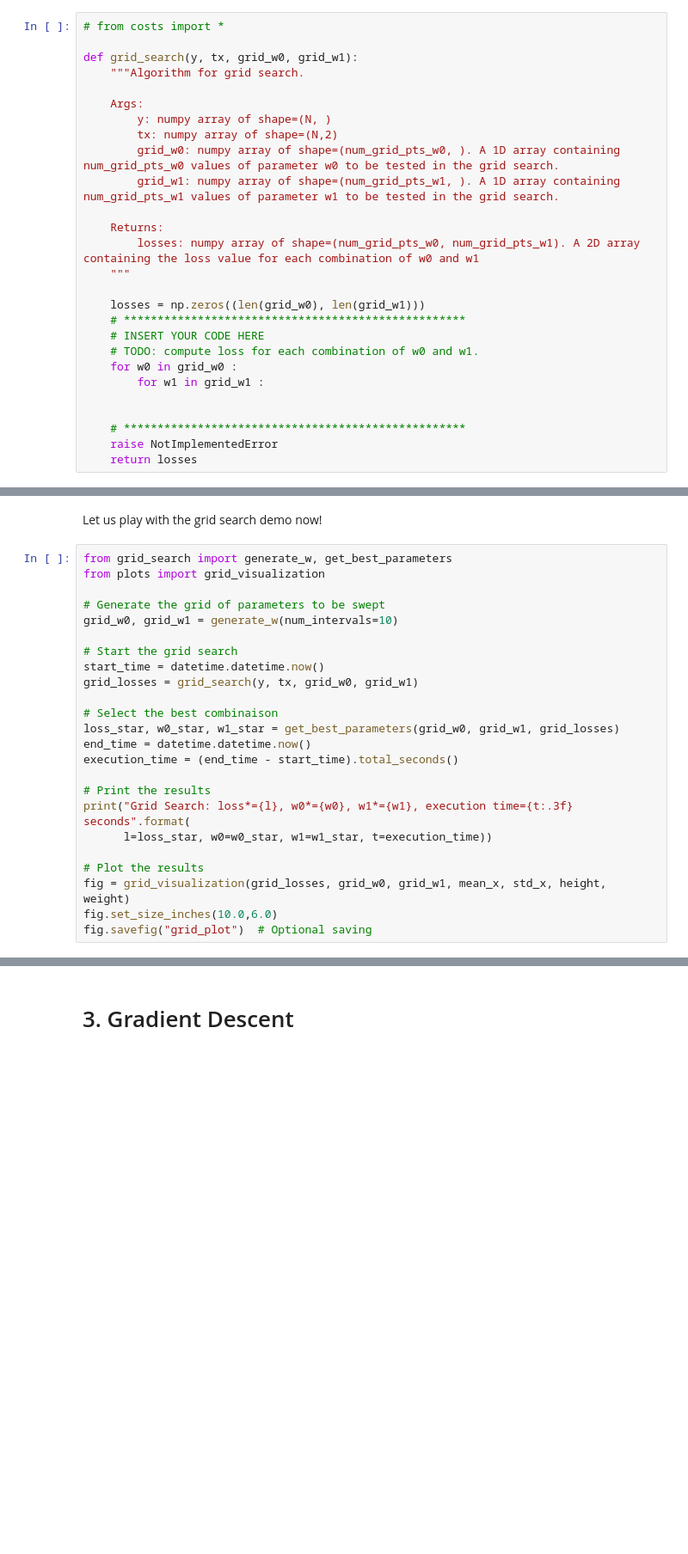
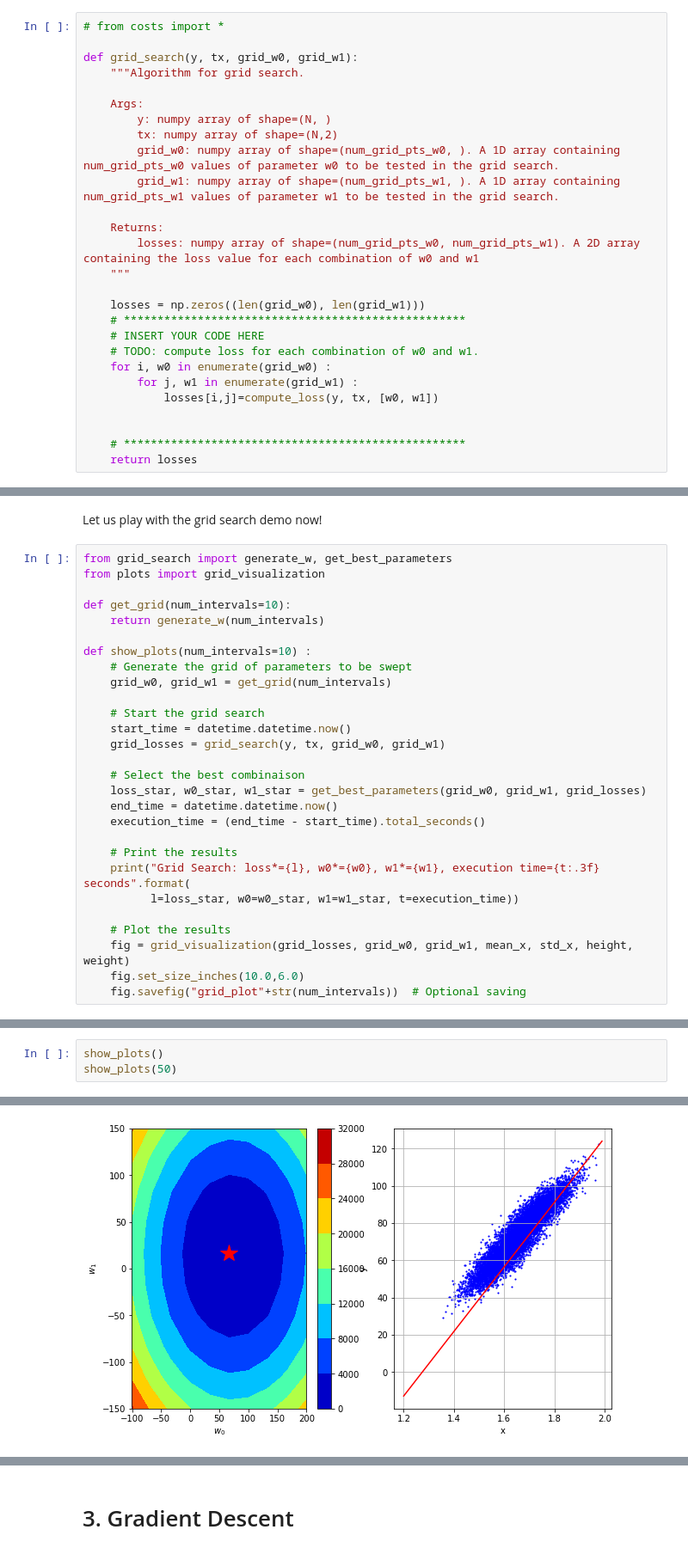
Before and after one commit to Mathiponds/ML_course, a Jupyter notebook: labs/ex02/template/ex02.ipynb, the cells around one changed output, grey strips where cells are left out. Shown at 86% size. Cells and saved outputs as stored; diff of their text form; blank space fills up the shorter version.

```diff
--- a/labs/ex02/template/ex02.ipynb
+++ b/labs/ex02/template/ex02.ipynb
@@ -71,10 +73,10 @@ def grid_search(y, tx, grid_w0, grid_w1):
     # ***************************************************
     # INSERT YOUR CODE HERE
     # TODO: compute loss for each combination of w0 and w1.
-    for w0 in grid_w0 :
-        for w1 in grid_w1 :
+    for i, w0 in enumerate(grid_w0) :
+        for j, w1 in enumerate(grid_w1) :
+            losses[i,j]=compute_loss(y, tx, [w0, w1])
 
 
     # ***************************************************
-    raise NotImplementedError
     return losses
@@ -96,23 +86,27 @@ Let us play with the grid search demo now!
 from grid_search import generate_w, get_best_parameters
 from plots import grid_visualization
 
-# Generate the grid of parameters to be swept
-grid_w0, grid_w1 = generate_w(num_intervals=10)
+def get_grid(num_intervals=10):
+    return generate_w(num_intervals)
 
-# Start the grid search
-start_time = datetime.datetime.now()
-grid_losses = grid_search(y, tx, grid_w0, grid_w1)
+def show_plots(num_intervals=10) :
+    # Generate the grid of parameters to be swept
+    grid_w0, grid_w1 = get_grid(num_intervals)
 
-# Select the best combinaison
-loss_star, w0_star, w1_star = get_best_parameters(grid_w0, grid_w1, grid_losses)
-end_time = datetime.datetime.now()
-execution_time = (end_time - start_time).total_seconds()
+    # Start the grid search
+    start_time = datetime.datetime.now()
+    grid_losses = grid_search(y, tx, grid_w0, grid_w1)
 
-# Print the results
-print("Grid Search: loss*={l}, w0*={w0}, w1*={w1}, execution time={t:.3f} seconds".format(
-      l=loss_star, w0=w0_star, w1=w1_star, t=execution_time))
+    # Select the best combinaison
+    loss_star, w0_star, w1_star = get_best_parameters(grid_w0, grid_w1, grid_losses)
+    end_time = datetime.datetime.now()
+    execution_time = (end_time - start_time).total_seconds()
 
-# Plot the results
-fig = grid_visualization(grid_losses, grid_w0, grid_w1, mean_x, std_x, height, weight)
-fig.set_size_inches(10.0,6.0)
-fig.savefig("grid_plot")  # Optional saving
+    # Print the results
+    print("Grid Search: loss*={l}, w0*={w0}, w1*={w1}, execution time={t:.3f} seconds".format(
+          l=loss_star, w0=w0_star, w1=w1_star, t=execution_time))
+
+    # Plot the results
+    fig = grid_visualization(grid_losses, grid_w0, grid_w1, mean_x, std_x, height, weight)
+    fig.set_size_inches(10.0,6.0)
+    fig.savefig("grid_plot"+str(num_intervals))  # Optional saving
@@ -120,0 +113,4 @@ NotImplementedError:
+# %%
+show_plots()
+show_plots(50)
+# %% [output]
@@ -120,0 +119 @@ NotImplementedError:
+[figure, added]
```
Also changed, not shown: parts of 26 cells of this notebook, 5 other files.
